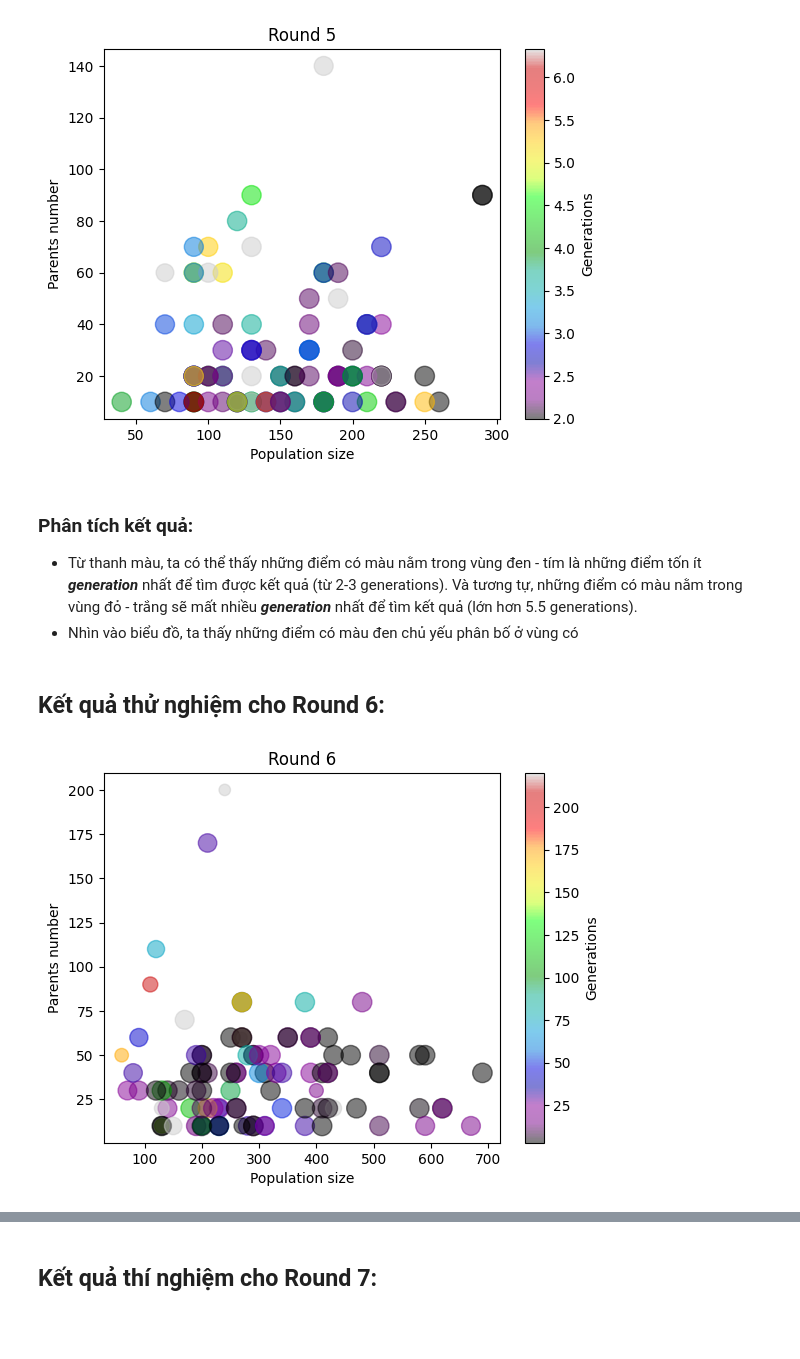
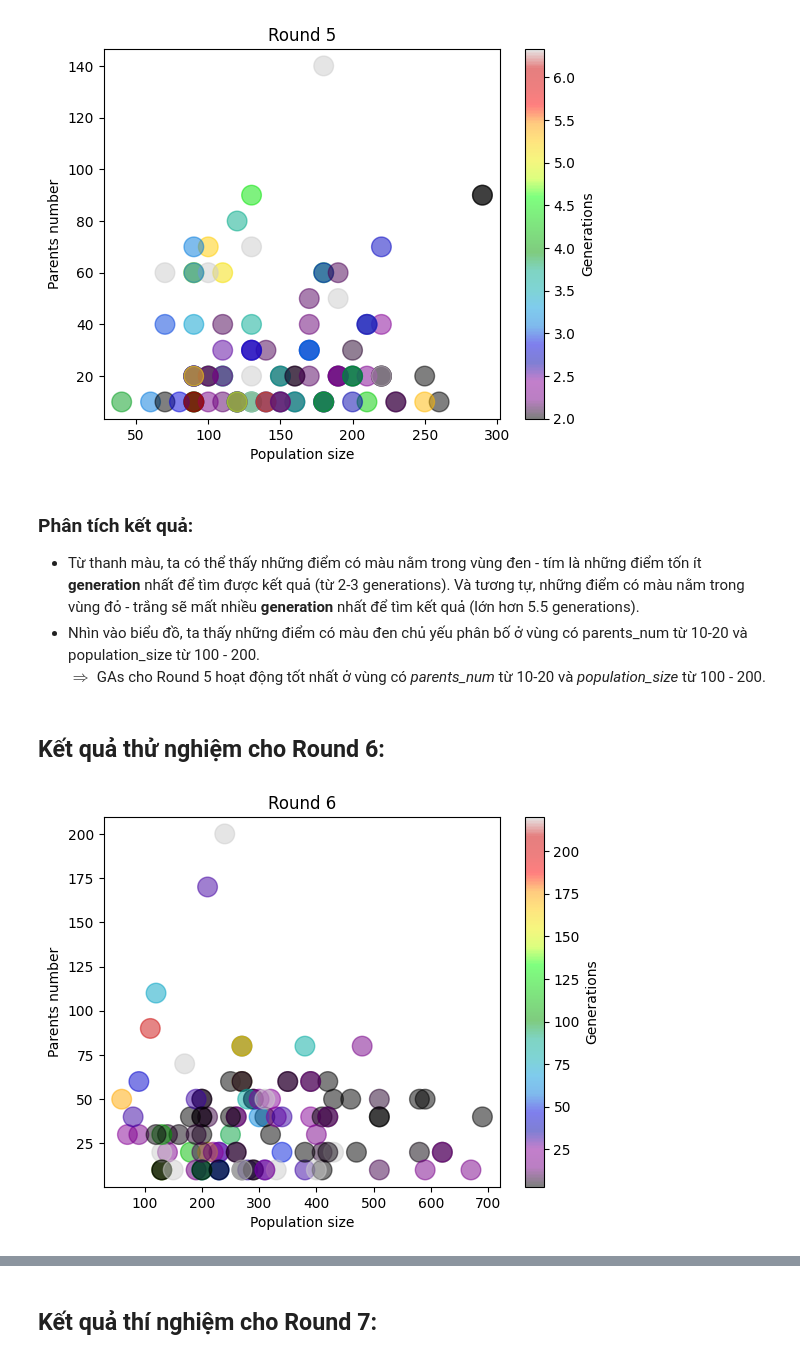
Before and after one commit to tinta2510/Genetic-Algorithm, a Jupyter notebook: Experiment.ipynb, the cells around one changed output, grey strips where cells are left out. Saved outputs shown, nothing was run; the diff lists cells and outputs as text; code cells hidden in the pictures; blank space fills up the shorter version.

```diff
--- a/Experiment.ipynb
+++ b/Experiment.ipynb
@@ -41,43 +41,44 @@ plt.show()
 [figure]
 # %% [markdown]
 ### Phân tích kết quả:
-- Từ thanh màu, ta có thể thấy những điểm có màu nằm trong vùng đen - tím là những điểm tốn ít ***generation*** nhất để tìm được kết quả (từ 2-3 generations). Và tương tự, những điểm có màu nằm trong vùng đỏ - trắng sẽ mất nhiều ***generation*** nhất để tìm kết quả (lớn hơn 5.5 generations).
-- Nhìn vào biểu đồ, ta thấy những điểm có màu đen chủ yếu phân bố ở vùng có
+- Từ thanh màu, ta có thể thấy những điểm có màu nằm trong vùng đen - tím là những điểm tốn ít **generation** nhất để tìm được kết quả (từ 2-3 generations). Và tương tự, những điểm có màu nằm trong vùng đỏ - trắng sẽ mất nhiều **generation** nhất để tìm kết quả (lớn hơn 5.5 generations).
+- Nhìn vào biểu đồ, ta thấy những điểm có màu đen chủ yếu phân bố ở vùng có parents_num từ 10-20 và population_size từ 100 - 200.
+$ \Rightarrow $ GAs cho Round 5 hoạt động tốt nhất ở vùng có *parents_num* từ 10-20 và *population_size* từ 100 - 200.
 # %% [markdown]
 ## Kết quả thử nghiệm cho Round 6:
 # %%
 # Round 6:
 # Chú thích: [population_size,parents_number],generation_to_run
 initial_population = [[[250, 60], 7], [[210, 40], 10], [[200, 50], 10], [[70, 30], 19], [[210, 170], 23], [[280, 10], 24], [[90, 60], 30], [[120, 110], 48], [[60, 50], 105], [[240, 200], 132]]
 population1 = [[[260, 40], 6], [[160, 30], 7], [[140, 30], 8], [[200, 40], 9], [[90, 30], 15], [[140, 20], 16], [[80, 40], 24], [[230, 20], 36], [[130, 10], 94], [[270, 60], 144]]
 population2 = [[[130, 10], 5], [[230, 20], 6], [[290, 50], 6], [[340, 20], 8], [[230, 10], 9], [[250, 30], 11], [[180, 20], 12], [[270, 60], 14], [[210, 20], 15], [[190, 10], 19]]
 population3 = [[[290, 10], 3], [[290, 10], 4], [[270, 60], 7], [[190, 10], 8], [[310, 10], 15], [[230, 10], 17], [[200, 10], 28], [[200, 10], 40], [[110, 90], 83], [[130, 20], 87]]
 population4 = [[[200, 10], 4], [[320, 30], 5], [[200, 50], 6], [[180, 40], 6], [[270, 60], 6], [[290, 50], 7], [[270, 80], 8], [[130, 10], 24], [[270, 10], 71], [[330, 10], 20160]]
 population5 = [[[310, 40], 4], [[320, 50], 5], [[220, 20], 5], [[390, 40], 5], [[300, 40], 7], [[380, 80], 8], [[280, 50], 8], [[130, 30], 9], [[270, 80],12], [[170, 70], 15]]
 population6 = [[[430, 50], 3], [[260, 20], 5], [[480, 80], 5], [[350, 60], 6], [[330, 40], 7], [[260, 40], 7], [[300, 50], 7], [[340, 40], 8], [[190, 50],8], [[150, 10], 41]]
 population7 = [[[200, 30], 3], [[410, 40], 3], [[460, 50], 4], [[590, 50], 4], [[250, 40], 4], [[390, 60], 6], [[420, 60], 7], [[350, 60], 10], [[230, 10], 11], [[310, 50], 20004]]
 population8 = [[[510, 40], 4], [[260, 20], 4], [[200, 40], 4], [[580, 50], 4], [[410, 20], 5], [[510, 50], 5], [[200, 20], 6], [[390, 60], 7], [[380, 10],12], [[430, 20], 66]]
 population9 = [[[410, 10], 2], [[690, 40], 3], [[620, 20], 4], [[380, 20], 4], [[510, 40], 5], [[420, 40], 5], [[580, 20], 9], [[120, 30], 10], [[400, 30], 100], [[400, 10], 1661]]
 population10 = [[[470, 20], 3], [[420, 20], 4], [[190, 30], 7], [[510, 10], 9], [[420, 40], 13], [[620, 20], 15], [[590, 10], 15], [[670, 10], 16], [[310, 10], 25], [[270, 10], 220]]
 
-plt.scatter([i[0][0] for i in initial_population], [i[0][1] for i in initial_population],s = [200 - i[1] for i in initial_population],c = [i[1] for i in initial_population],  cmap='nipy_spectral',alpha = 0.5)
-plt.scatter([i[0][0] for i in population1],[i[0][1] for i in population1],s = [200 - i[1] for i in population1],c = [i[1] for i in population1], cmap='nipy_spectral',alpha = 0.5)
-plt.scatter([i[0][0] for i in population2],[i[0][1] for i in population2],s = [200 - i[1] for i in population2],c = [i[1] for i in population2], cmap='nipy_spectral',alpha = 0.5)
-plt.scatter([i[0][0] for i in population3],[i[0][1] for i in population3],s = [200 - i[1] for i in population3],c = [i[1] for i in population3], cmap='nipy_spectral',alpha = 0.5)
-plt.scatter([i[0][0] for i in population4],[i[0][1] for i in population4],s = [200 - i[1] for i in population4],c = [i[1] for i in population4], cmap='nipy_spectral',alpha = 0.5)
-plt.scatter([i[0][0] for i in population5],[i[0][1] for i in population5],s = [200 - i[1] for i in population5],c = [i[1] for i in population5], cmap='nipy_spectral',alpha = 0.5)
-plt.scatter([i[0][0] for i in population6],[i[0][1] for i in population6],s = [200 - i[1] for i in population6],c = [i[1] for i in population6], cmap='nipy_spectral',alpha = 0.5)
-plt.scatter([i[0][0] for i in population7],[i[0][1] for i in population7],s = [200 - i[1] for i in population7],c = [i[1] for i in population7], cmap='nipy_spectral',alpha = 0.5)
-plt.scatter([i[0][0] for i in population8],[i[0][1] for i in population8],s = [200 - i[1] for i in population8],c = [i[1] for i in population8], cmap='nipy_spectral',alpha = 0.5)
-plt.scatter([i[0][0] for i in population9],[i[0][1] for i in population9],s = [200 - i[1] for i in population9],c = [i[1] for i in population9], cmap='nipy_spectral',alpha = 0.5)
-plt.scatter([i[0][0] for i in population10],[i[0][1] for i in population10],s = [200 - i[1] for i in population10],c = [i[1] for i in population10], cmap='nipy_spectral',alpha = 0.5)
+plt.scatter([i[0][0] for i in initial_population], [i[0][1] for i in initial_population],s = 200,c = [i[1] for i in initial_population],  cmap='nipy_spectral',alpha = 0.5)
+plt.scatter([i[0][0] for i in population1],[i[0][1] for i in population1],s = 200,c = [i[1] for i in population1], cmap='nipy_spectral',alpha = 0.5)
+plt.scatter([i[0][0] for i in population2],[i[0][1] for i in population2],s = 200,c = [i[1] for i in population2], cmap='nipy_spectral',alpha = 0.5)
+plt.scatter([i[0][0] for i in population3],[i[0][1] for i in population3],s = 200,c = [i[1] for i in population3], cmap='nipy_spectral',alpha = 0.5)
+plt.scatter([i[0][0] for i in population4],[i[0][1] for i in population4],s = 200,c = [i[1] for i in population4], cmap='nipy_spectral',alpha = 0.5)
+plt.scatter([i[0][0] for i in population5],[i[0][1] for i in population5],s = 200,c = [i[1] for i in population5], cmap='nipy_spectral',alpha = 0.5)
+plt.scatter([i[0][0] for i in population6],[i[0][1] for i in population6],s = 200,c = [i[1] for i in population6], cmap='nipy_spectral',alpha = 0.5)
+plt.scatter([i[0][0] for i in population7],[i[0][1] for i in population7],s = 200,c = [i[1] for i in population7], cmap='nipy_spectral',alpha = 0.5)
+plt.scatter([i[0][0] for i in population8],[i[0][1] for i in population8],s = 200,c = [i[1] for i in population8], cmap='nipy_spectral',alpha = 0.5)
+plt.scatter([i[0][0] for i in population9],[i[0][1] for i in population9],s = 200,c = [i[1] for i in population9], cmap='nipy_spectral',alpha = 0.5)
+plt.scatter([i[0][0] for i in population10],[i[0][1] for i in population10],s = 200,c = [i[1] for i in population10], cmap='nipy_spectral',alpha = 0.5)
 
 plt.xlabel("Population size")
 plt.ylabel("Parents number")
 plt.title("Round 6")
 
 cbar = plt.colorbar()
 cbar.set_label('Generations')
 plt.show()
 # %% [output]
-[figure, old version]
+[figure, new version]
```
Also changed, not shown: parts of 2 cells of this notebook.
